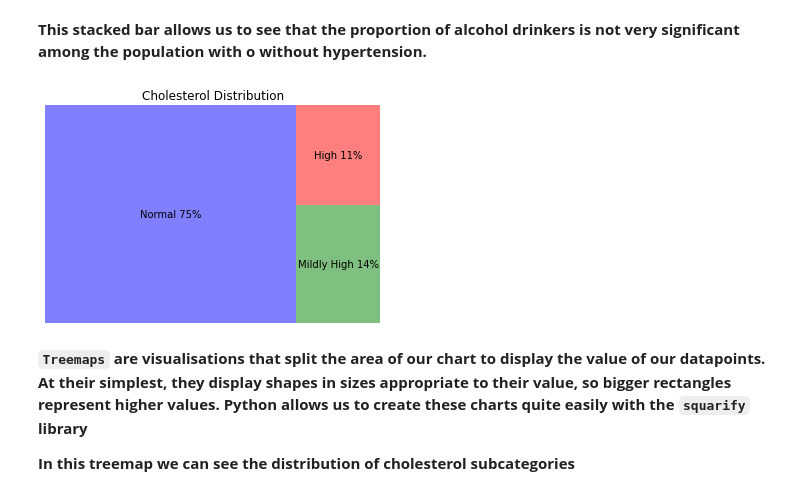
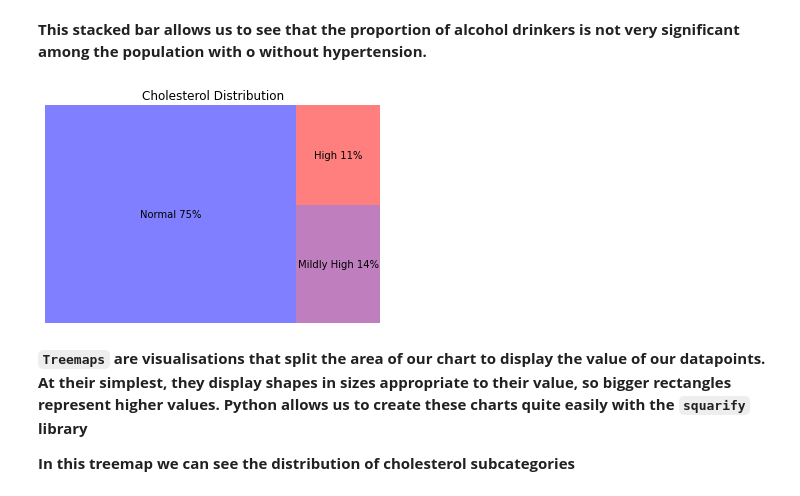
Before and after one commit to Garcia-Gonzalo/risk_factors, a Jupyter notebook: scripts/visualizaciones_final.ipynb, the cells around one changed output. Cells and saved outputs as stored; diff of their text form; code cells hidden in the pictures.

```diff
--- a/scripts/visualizaciones_final.ipynb
+++ b/scripts/visualizaciones_final.ipynb
@@ -151,17 +150,17 @@ plt.show()
 # %%
 col_count = list(data.cholesterol.value_counts())
 col_labels = ['Normal', 'Mildly High','High']
 col_precent = list((data.cholesterol.value_counts(1)*100).round(0))
 gen_label = zip(col_labels,col_precent)
 labels =[str(l+' '+str(int(p))+'%') for l,p in gen_label]
 
-squarify.plot(sizes=col_count, label=labels, color=['b','g','r'], text_kwargs={'fontsize':10}, alpha= .5)
+squarify.plot(sizes=col_count, label=labels, color=['b','purple','r'], text_kwargs={'fontsize':10}, alpha= .5)
 plt.title('Cholesterol Distribution')
 plt.axis('off')
 
 plt.show()
 # %% [output]
-[figure, old version]
+[figure, new version]
 # %% [markdown]
 **`Treemaps` are visualisations that split the area of our chart to display the value of our datapoints. At their simplest, they display shapes in sizes appropriate to their value, so bigger rectangles represent higher values. Python allows us to create these charts quite easily with the `squarify` library**
 
```
Also changed, not shown: parts of 5 cells of this notebook.
